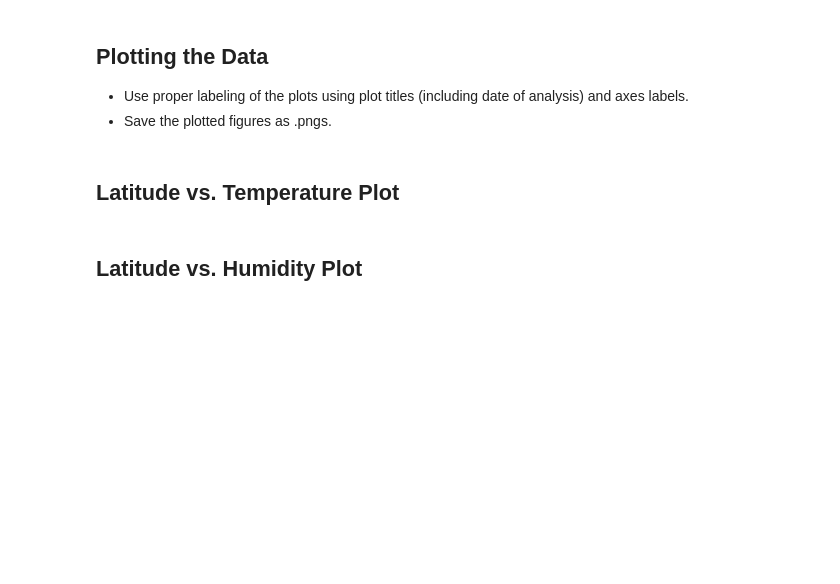
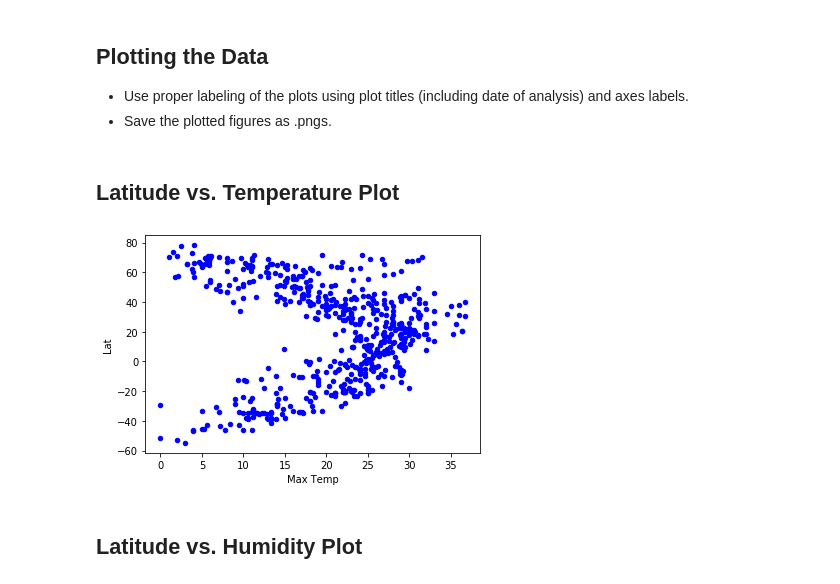
Before and after one commit to crchunn/python-api-challenge, a Jupyter notebook: Instructions/starter_code/WeatherPy.ipynb, the cells around one changed output. Drawn from its saved outputs; the diff is of its cells as text; code cells hidden in the pictures; blank space fills up the shorter version.

```diff
--- a/Instructions/starter_code/WeatherPy.ipynb
+++ b/Instructions/starter_code/WeatherPy.ipynb
@@ -96,0 +125,29 @@ KeyError: 'coord'
+# %%
+try:
+    weather_dict = {
+        "City": town,
+        "Lat": lat,
+        'Lng': lng,
+        'Max Temp': temp, "Humidity": humidity,
+       'Cloudiness': cloudy, 'Wind Speed': wind, 'Country': country, 'Date': date
+    }
+
+
+except (KeyError, IndexError, ValueError):
+    print('Not enough information for a reasonable conclusion.')
+
+    weather_dict
+
+
+weather_data_df = pd.DataFrame(weather_dict)
+
+#weather_data_df.head()
+#weather_data_df["Lat"] = ""
+#weather_data_df["Lng"] = ""
+#weather_data_df['Max Temp'] = ""
+#weather_data_df['Humidity'] = ""
+#weather_data_df['Cloudiness'] = ""
+# weather_data_df['Wind Speed'] = ""
+# #weather_data_df['Country'] = ""
+# weather_data_df['Date'] = ""
+weather_data_df.head()
@@ -131,5 +196,15 @@ weather_over_df.head()
 * Save the plotted figures as .pngs.
 # %% [markdown]
 ## Latitude vs. Temperature Plot
+# %%
+
+weather_data_df.plot(kind='scatter',x='Max Temp',y='Lat',color='blue')
+plt.show()
+
+#plt.xlabel('Latitude')
+#plt.ylabel('Temperature')
+#fig.save
+# %% [output]
+[figure, added]
 # %% [markdown]
 ## Latitude vs. Humidity Plot
```
Also changed, not shown: parts of 13 cells of this notebook, 2 other files.
